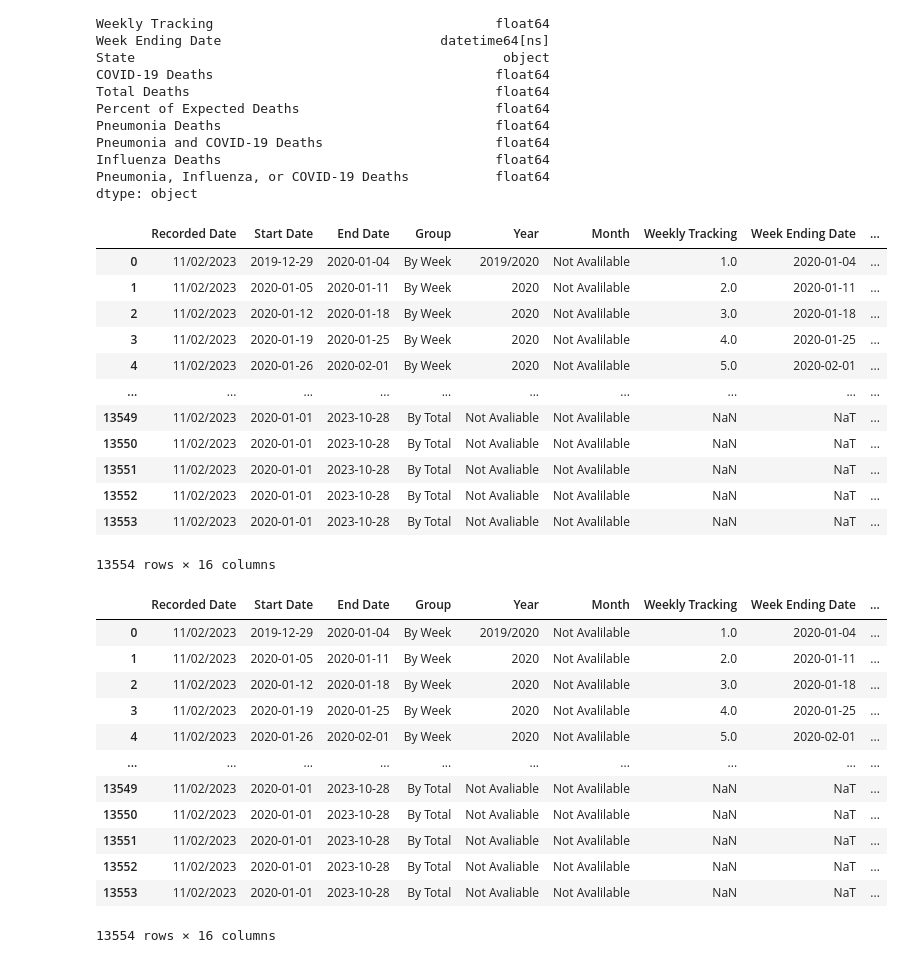
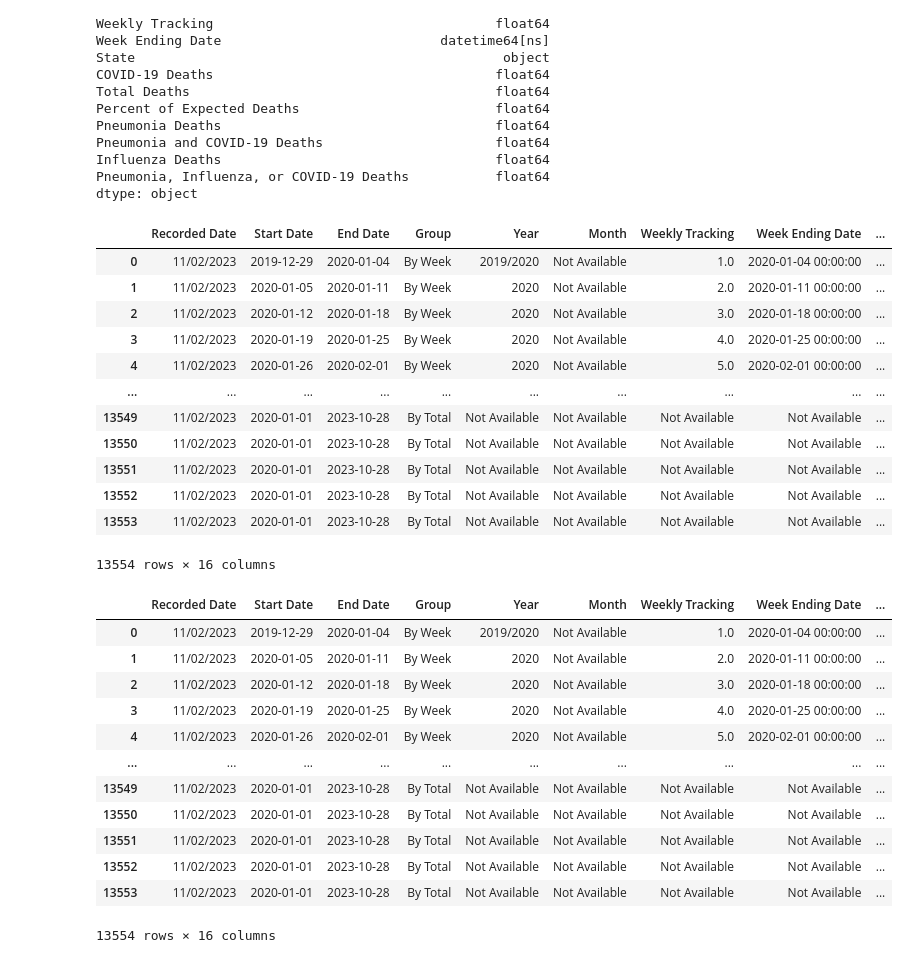
Before and after one commit to mfazaluddin/ORES-5160-04, a Jupyter notebook: Cleaning_the_Dataset.ipynb, the cells around one changed output. Drawn from its saved outputs; the diff is of its cells as text; code cells hidden in the pictures.

```diff
--- a/Cleaning_the_Dataset.ipynb
+++ b/Cleaning_the_Dataset.ipynb
@@ -164,36 +164,36 @@ Influenza Deaths                                   float64
 Pneumonia, Influenza, or COVID-19 Deaths           float64
 dtype: object
 # %%
-df= df.fillna({'Year': 'Not Avaliable', 'Month': 'Not Avalilable', 'Percent of Expected Deaths': 'Unknown'  })
+df = df.fillna({'Year': 'Not Available', 'Month': 'Not Available', 'Weekly Tracking': 'Not Available', 'Week Ending Date': 'Not Available', 'Percent of Expected Deaths': 'Unknown'})
 df
 # %% [output]
 |  | Recorded Date | Start Date | End Date | Group | Year | Month | Weekly Tracking | Week Ending Date | ... |
-| 0 | 11/02/2023 | 2019-12-29 | 2020-01-04 | By Week | 2019/2020 | Not Avalilable | 1.0 | 2020-01-04 | ... |
-| 1 | 11/02/2023 | 2020-01-05 | 2020-01-11 | By Week | 2020 | Not Avalilable | 2.0 | 2020-01-11 | ... |
-| 2 | 11/02/2023 | 2020-01-12 | 2020-01-18 | By Week | 2020 | Not Avalilable | 3.0 | 2020-01-18 | ... |
-| 3 | 11/02/2023 | 2020-01-19 | 2020-01-25 | By Week | 2020 | Not Avalilable | 4.0 | 2020-01-25 | ... |
-| 4 | 11/02/2023 | 2020-01-26 | 2020-02-01 | By Week | 2020 | Not Avalilable | 5.0 | 2020-02-01 | ... |
+| 0 | 11/02/2023 | 2019-12-29 | 2020-01-04 | By Week | 2019/2020 | Not Available | 1.0 | 2020-01-04 00:00:00 | ... |
+| 1 | 11/02/2023 | 2020-01-05 | 2020-01-11 | By Week | 2020 | Not Available | 2.0 | 2020-01-11 00:00:00 | ... |
+| 2 | 11/02/2023 | 2020-01-12 | 2020-01-18 | By Week | 2020 | Not Available | 3.0 | 2020-01-18 00:00:00 | ... |
+| 3 | 11/02/2023 | 2020-01-19 | 2020-01-25 | By Week | 2020 | Not Available | 4.0 | 2020-01-25 00:00:00 | ... |
+| 4 | 11/02/2023 | 2020-01-26 | 2020-02-01 | By Week | 2020 | Not Available | 5.0 | 2020-02-01 00:00:00 | ... |
 | ... | ... | ... | ... | ... | ... | ... | ... | ... | ... |
-| 13549 | 11/02/2023 | 2020-01-01 | 2023-10-28 | By Total | Not Avaliable | Not Avalilable | NaN | NaT | ... |
-| 13550 | 11/02/2023 | 2020-01-01 | 2023-10-28 | By Total | Not Avaliable | Not Avalilable | NaN | NaT | ... |
-| 13551 | 11/02/2023 | 2020-01-01 | 2023-10-28 | By Total | Not Avaliable | Not Avalilable | NaN | NaT | ... |
-| 13552 | 11/02/2023 | 2020-01-01 | 2023-10-28 | By Total | Not Avaliable | Not Avalilable | NaN | NaT | ... |
-| 13553 | 11/02/2023 | 2020-01-01 | 2023-10-28 | By Total | Not Avaliable | Not Avalilable | NaN | NaT | ... |
+| 13549 | 11/02/2023 | 2020-01-01 | 2023-10-28 | By Total | Not Available | Not Available | Not Available | Not Available | ... |
+| 13550 | 11/02/2023 | 2020-01-01 | 2023-10-28 | By Total | Not Available | Not Available | Not Available | Not Available | ... |
+| 13551 | 11/02/2023 | 2020-01-01 | 2023-10-28 | By Total | Not Available | Not Available | Not Available | Not Available | ... |
+| 13552 | 11/02/2023 | 2020-01-01 | 2023-10-28 | By Total | Not Available | Not Available | Not Available | Not Available | ... |
+| 13553 | 11/02/2023 | 2020-01-01 | 2023-10-28 | By Total | Not Available | Not Available | Not Available | Not Available | ... |
 13554 rows × 16 columns
 # %%
 df = df.rename(columns={'Percent of Expected Deaths': 'Expected Deaths Percentage'})
 df
 # %% [output]
 |  | Recorded Date | Start Date | End Date | Group | Year | Month | Weekly Tracking | Week Ending Date | ... |
-| 0 | 11/02/2023 | 2019-12-29 | 2020-01-04 | By Week | 2019/2020 | Not Avalilable | 1.0 | 2020-01-04 | ... |
-| 1 | 11/02/2023 | 2020-01-05 | 2020-01-11 | By Week | 2020 | Not Avalilable | 2.0 | 2020-01-11 | ... |
-| 2 | 11/02/2023 | 2020-01-12 | 2020-01-18 | By Week | 2020 | Not Avalilable | 3.0 | 2020-01-18 | ... |
-| 3 | 11/02/2023 | 2020-01-19 | 2020-01-25 | By Week | 2020 | Not Avalilable | 4.0 | 2020-01-25 | ... |
-| 4 | 11/02/2023 | 2020-01-26 | 2020-02-01 | By Week | 2020 | Not Avalilable | 5.0 | 2020-02-01 | ... |
+| 0 | 11/02/2023 | 2019-12-29 | 2020-01-04 | By Week | 2019/2020 | Not Available | 1.0 | 2020-01-04 00:00:00 | ... |
+| 1 | 11/02/2023 | 2020-01-05 | 2020-01-11 | By Week | 2020 | Not Available | 2.0 | 2020-01-11 00:00:00 | ... |
+| 2 | 11/02/2023 | 2020-01-12 | 2020-01-18 | By Week | 2020 | Not Available | 3.0 | 2020-01-18 00:00:00 | ... |
+| 3 | 11/02/2023 | 2020-01-19 | 2020-01-25 | By Week | 2020 | Not Available | 4.0 | 2020-01-25 00:00:00 | ... |
+| 4 | 11/02/2023 | 2020-01-26 | 2020-02-01 | By Week | 2020 | Not Available | 5.0 | 2020-02-01 00:00:00 | ... |
 | ... | ... | ... | ... | ... | ... | ... | ... | ... | ... |
-| 13549 | 11/02/2023 | 2020-01-01 | 2023-10-28 | By Total | Not Avaliable | Not Avalilable | NaN | NaT | ... |
-| 13550 | 11/02/2023 | 2020-01-01 | 2023-10-28 | By Total | Not Avaliable | Not Avalilable | NaN | NaT | ... |
-| 13551 | 11/02/2023 | 2020-01-01 | 2023-10-28 | By Total | Not Avaliable | Not Avalilable | NaN | NaT | ... |
-| 13552 | 11/02/2023 | 2020-01-01 | 2023-10-28 | By Total | Not Avaliable | Not Avalilable | NaN | NaT | ... |
-| 13553 | 11/02/2023 | 2020-01-01 | 2023-10-28 | By Total | Not Avaliable | Not Avalilable | NaN | NaT | ... |
+| 13549 | 11/02/2023 | 2020-01-01 | 2023-10-28 | By Total | Not Available | Not Available | Not Available | Not Available | ... |
+| 13550 | 11/02/2023 | 2020-01-01 | 2023-10-28 | By Total | Not Available | Not Available | Not Available | Not Available | ... |
+| 13551 | 11/02/2023 | 2020-01-01 | 2023-10-28 | By Total | Not Available | Not Available | Not Available | Not Available | ... |
+| 13552 | 11/02/2023 | 2020-01-01 | 2023-10-28 | By Total | Not Available | Not Available | Not Available | Not Available | ... |
+| 13553 | 11/02/2023 | 2020-01-01 | 2023-10-28 | By Total | Not Available | Not Available | Not Available | Not Available | ... |
 13554 rows × 16 columns
```
